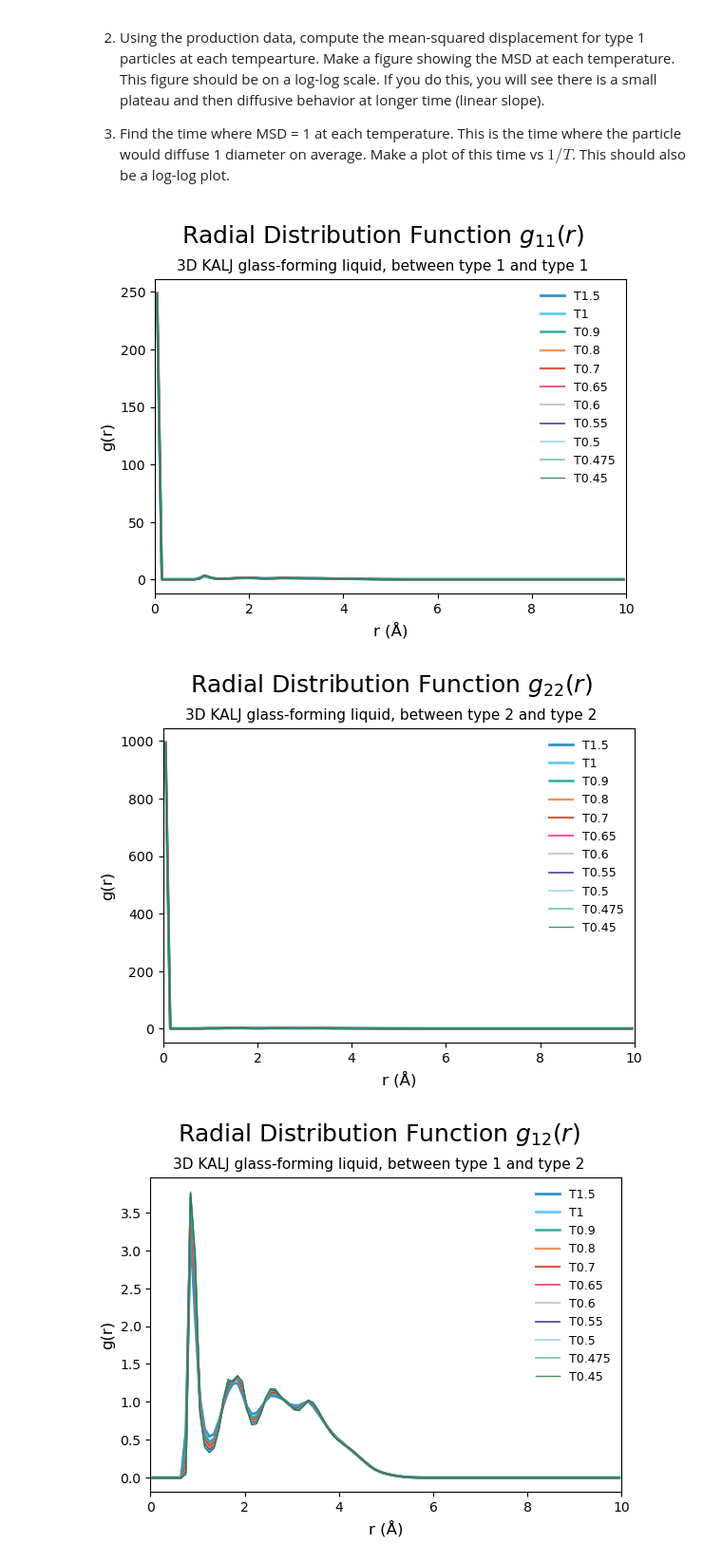
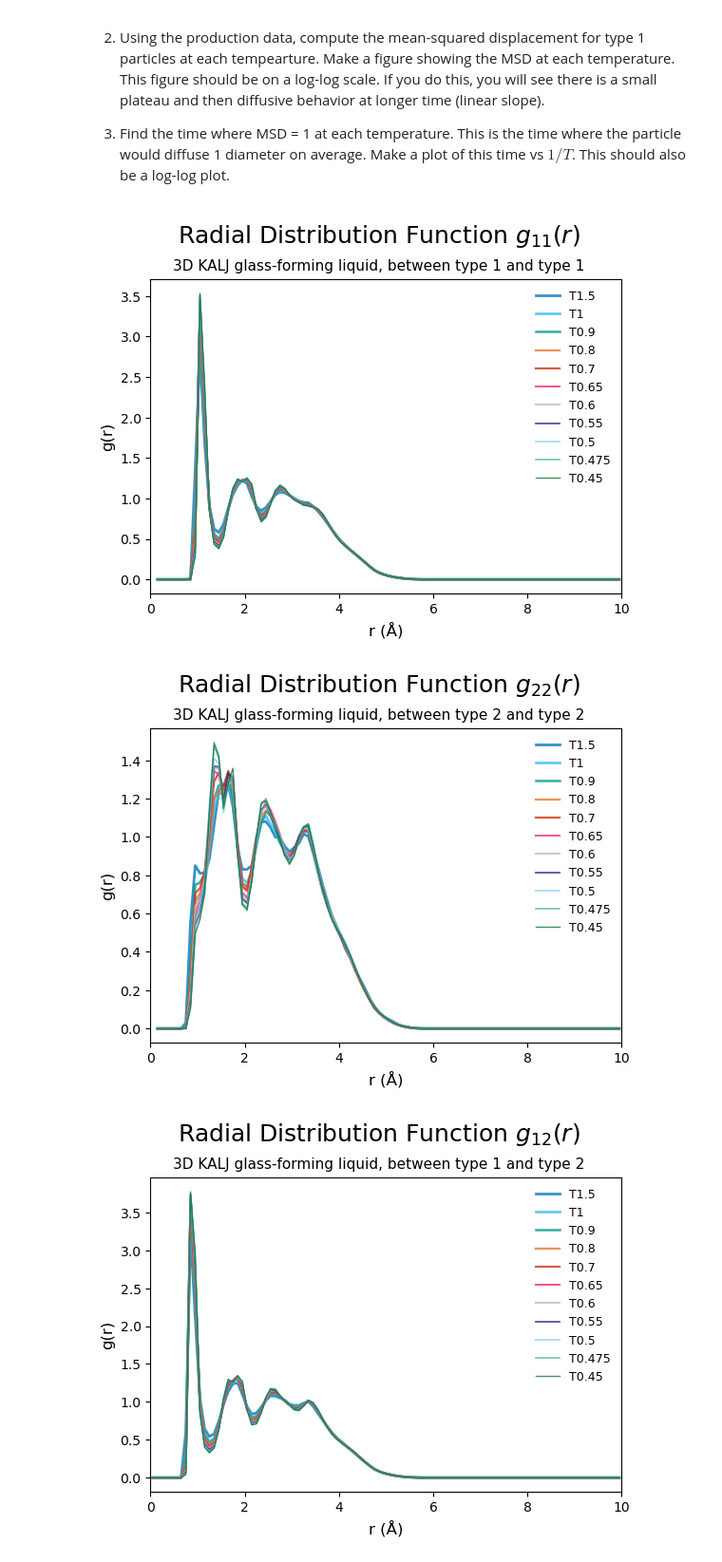
Before and after one commit to cerbveen/comp-lab-class, a Jupyter notebook: Week9/Analysis/Analysis.ipynb, the cells around one changed output. Shown at 95% size. Cells and saved outputs as stored; diff of their text form; code cells hidden in the pictures.

```diff
--- a/Week9/Analysis/Analysis.ipynb
+++ b/Week9/Analysis/Analysis.ipynb
@@ -82,7 +82,7 @@ temps = ['1.5', '1', '0.9', '0.8', '0.7', '0.65', '0.6', '0.55', '0.5', '0.475',
 
 # plot RDFs
 for j in range(len(temps)):
-    plt.plot(rdfs[0, j].bins, rdfs[0, j].rdf, color=colors[j], linewidth=linewidths[j], label='T'+temps[j], alpha=0.8)
+    plt.plot(rdfs[0, j].bins[1:], rdfs[0, j].rdf[1:], color=colors[j], linewidth=linewidths[j], label='T'+temps[j], alpha=0.8)
     j += 1
 plt.xlabel('r (Å)', fontsize=12)
 plt.ylabel('g(r)', fontsize=12)
@@ -98,39 +98,39 @@ plt.subplots_adjust(top=0.8, wspace=0.3)
 fname = '../Figures/fig1.[3D_KALJ]_RDF_type1_type1.pdf'
 plt.savefig(fname, format='pdf', dpi=300, bbox_inches='tight')
 # %% [output]
-[figure, old version]
+[figure, new version]
 # %%
 # figure 2 - RDFs
 fig = plt.figure(2)
 
 # set colorblind-friendly palatte
 colors = ['#0077BB', '#33BBEE', '#009988', '#EE7733', '#CC3311', '#EE3377', '#BBBBBB']
 # add more colors if needed
 colors = colors + ['#332288', '#88CCEE', '#44AA99', '#117733', '#999933', '#DDCC77', '#CC6677', '#882255', '#AA4499']
 # set 11 line width, range from 2 to 1
 linewidths = np.linspace(2, 1, 11)
 # temperature list
 temps = ['1.5', '1', '0.9', '0.8', '0.7', '0.65', '0.6', '0.55', '0.5', '0.475', '0.45']
 
 # plot RDFs
 for j in range(len(temps)):
-    plt.plot(rdfs[1, j].bins, rdfs[1, j].rdf, color=colors[j], linewidth=linewidths[j], label='T'+temps[j], alpha=0.8)
+    plt.plot(rdfs[1, j].bins[1:], rdfs[1, j].rdf[1:], color=colors[j], linewidth=linewidths[j], label='T'+temps[j], alpha=0.8)
     j += 1
 plt.xlabel('r (Å)', fontsize=12)
 plt.ylabel('g(r)', fontsize=12)
 plt.legend(loc='upper right', fontsize=9, frameon=False)
 plt.xlim(0, 10)
 
 # two lines of title
 plt.text(x=0.5, y=0.88, s="Radial Distribution Function "+r"$g_{22}(r)$", fontsize=18, ha="center", transform=fig.transFigure)
 plt.text(x=0.5, y=0.82, s= "3D KALJ glass-forming liquid, between type 2 and type 2", fontsize=11, ha="center", transform=fig.transFigure)
 plt.subplots_adjust(top=0.8, wspace=0.3)
 
 # save figure as pdf in ../Figures
 fname = '../Figures/fig2.[3D_KALJ]_RDF_type2_type2.pdf'
 plt.savefig(fname, format='pdf', dpi=300, bbox_inches='tight')
 # %% [output]
-[figure, old version]
+[figure, new version]
 # %%
 # figure 3 - RDFs
 fig = plt.figure(3)
```
Also changed, not shown: 2 other files.
